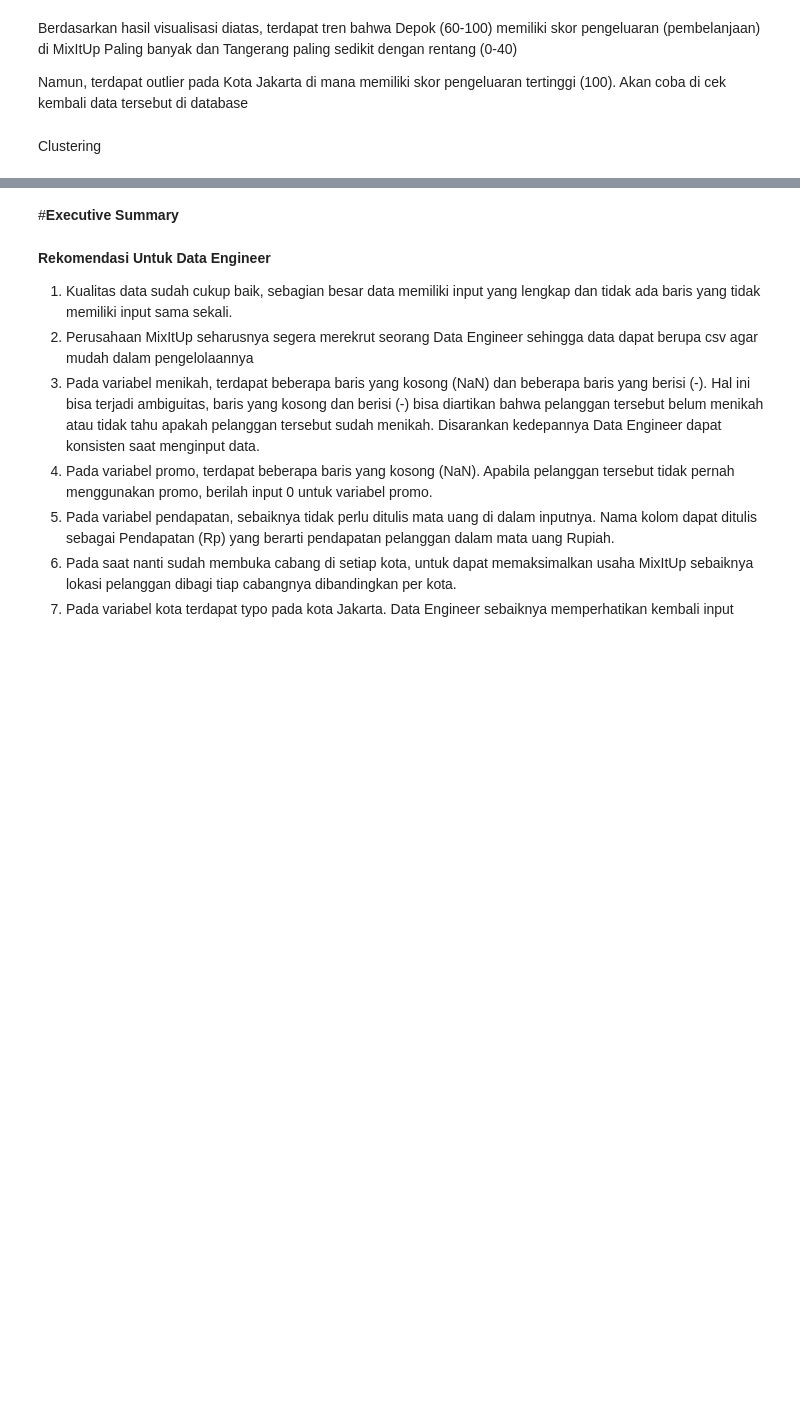
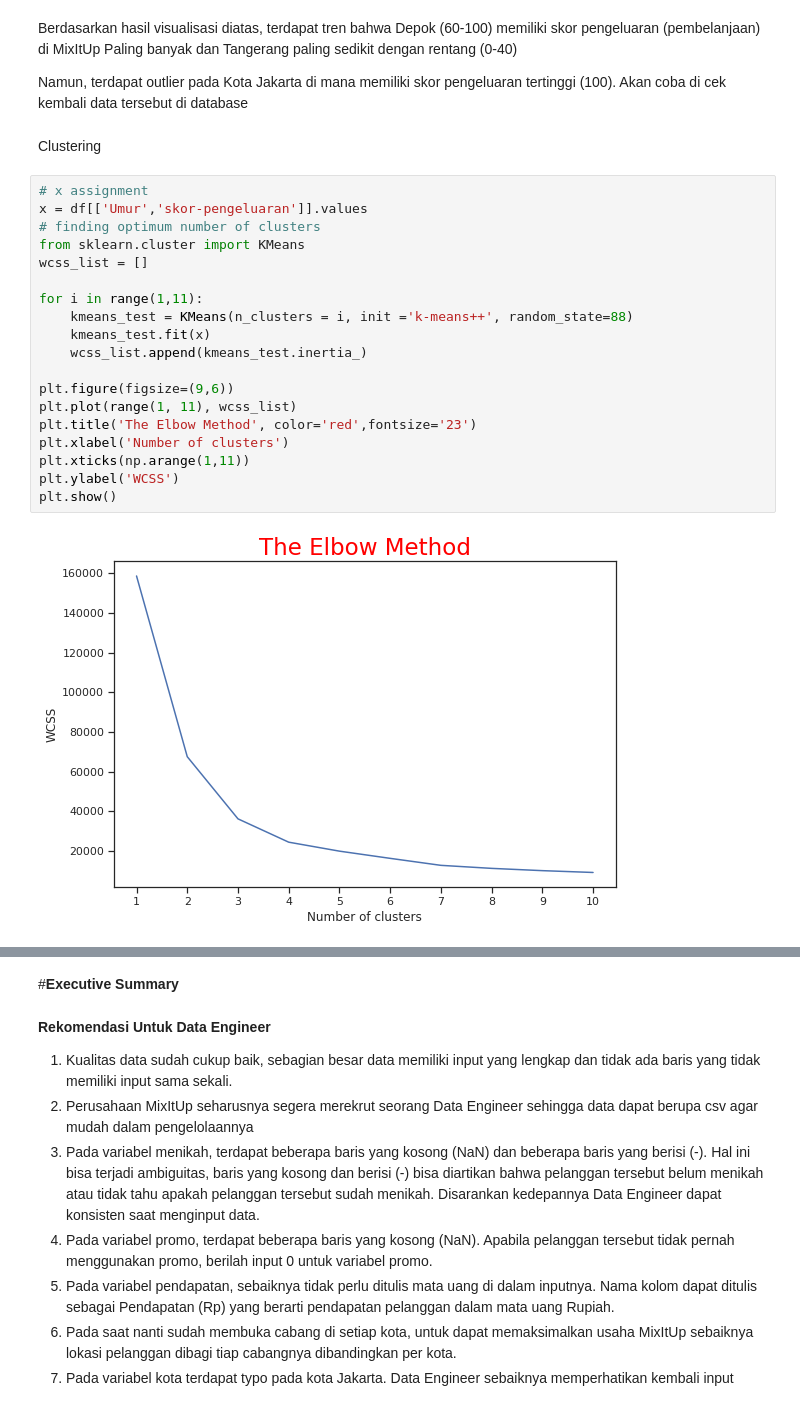
Before and after one commit to mikhooo/StudyCase02, a Jupyter notebook: Study_Case_Data_Mining_&_BI_Kelompok_E.ipynb, the cells around one changed output, grey strips where cells are left out. Saved outputs shown, nothing was run; the diff lists cells and outputs as text; blank space fills up the shorter version.

```diff
--- a/Study_Case_Data_Mining_&_BI_Kelompok_E.ipynb
+++ b/Study_Case_Data_Mining_&_BI_Kelompok_E.ipynb
@@ -338,3 +338,24 @@ Berdasarkan hasil visualisasi diatas, terdapat tren bahwa Depok (60-100) memilik
 Namun, terdapat outlier pada Kota Jakarta di mana memiliki skor pengeluaran tertinggi (100). Akan coba di cek kembali data tersebut di database
 # %% [markdown]
 Clustering
+# %%
+# x assignment
+x = df[['Umur','skor-pengeluaran']].values
+# finding optimum number of clusters
+from sklearn.cluster import KMeans
+wcss_list = []
+
+for i in range(1,11):
+    kmeans_test = KMeans(n_clusters = i, init ='k-means++', random_state=88)
+    kmeans_test.fit(x)
+    wcss_list.append(kmeans_test.inertia_)
+
+plt.figure(figsize=(9,6))
+plt.plot(range(1, 11), wcss_list)
+plt.title('The Elbow Method', color='red',fontsize='23')
+plt.xlabel('Number of clusters')
+plt.xticks(np.arange(1,11))
+plt.ylabel('WCSS')
+plt.show()
+# %% [output]
+[figure, added]
```
Also changed, not shown: parts of 3 cells of this notebook.
